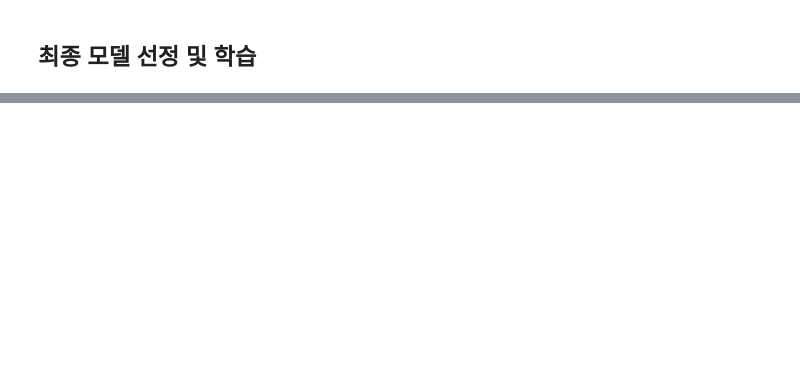
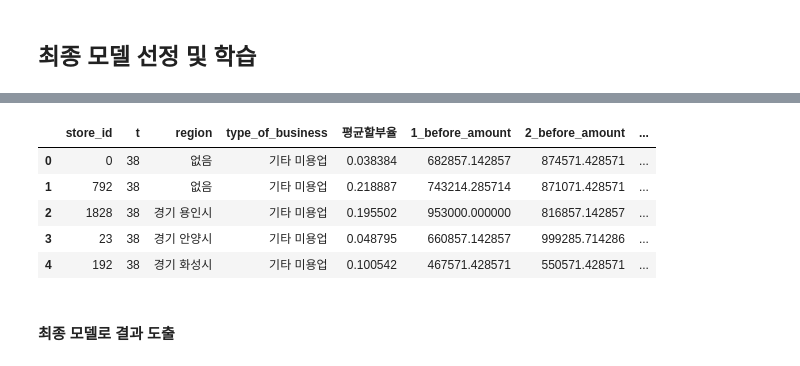
Before and after one commit to seonydg/credit-card-sales-forecast, a Jupyter notebook: credit-card-sales-forecast.ipynb, the cells around one changed output, grey strips where cells are left out. Saved outputs shown, nothing was run; the diff lists cells and outputs as text; code cells hidden in the pictures; blank space fills up the shorter version.

```diff
--- a/credit-card-sales-forecast.ipynb
+++ b/credit-card-sales-forecast.ipynb
@@ -830,0 +888,3 @@ iter_num98/512 => score : 3625973.973, best score : 1655256.879
+# %%
+submission_df['평균할부율'] = submission_df['store_id'].replace(installment_term_per_store.to_dict())
+submission_df.head()
@@ -830,0 +898,42 @@ iter_num98/512 => score : 3625973.973, best score : 1655256.879
+# %%
+submission_df.drop('amount', axis = 1, inplace = True)
+# %%
+# 1, 2, 3개월 이전 매출에 대한 변수 추가 : t - k (k = 1, 2, 3) 시점의 추가
+# submission_df의 t는 amount_sum_per_t_and_sid의 t-k과 부착되어야 하므로, amount_sum_per_t_and_sid의 t에 k를 더함
+
+for k in range(1, 4):
+    amount_sum_per_t_and_sid['t_{}'.format(k)] = amount_sum_per_t_and_sid['t'] + k
+    submission_df = pd.merge(submission_df, amount_sum_per_t_and_sid.drop('t', axis = 1), left_on = ['store_id', 't'], right_on = ['store_id', 't_{}'.format(k)])
+    submission_df.rename({"amount":"{}_before_amount".format(k)}, axis = 1, inplace = True)
+    submission_df.drop(['t_{}'.format(k)], axis = 1, inplace = True)
+    amount_sum_per_t_and_sid.drop(['t_{}'.format(k)], axis = 1, inplace = True)
+# %%
+# 지역 관련 변수 추가 : t - k (k = 1, 2, 3) 시점의 추가
+for k in range(1, 4):
+    amount_mean_per_t_and_region['t_{}'.format(k)] = amount_mean_per_t_and_region['t'] + k
+    submission_df = pd.merge(submission_df, amount_mean_per_t_and_region.drop('t', axis = 1), left_on = ['region', 't'], right_on = ['region', 't_{}'.format(k)])
+    submission_df.rename({"amount":"{}_before_amount_of_region".format(k)}, axis = 1, inplace = True)
+
+    submission_df.drop(['t_{}'.format(k)], axis = 1, inplace = True)
+    amount_mean_per_t_and_region.drop(['t_{}'.format(k)], axis = 1, inplace = True)
+# %%
+# 업종 관련 변수 추가:  t - k (k = 1, 2, 3) 시점의 추가
+
+for k in range(1, 4):
+    amount_mean_per_t_and_type_of_business['t_{}'.format(k)] = amount_mean_per_t_and_type_of_business['t'] + k
+    submission_df = pd.merge(submission_df, amount_mean_per_t_and_type_of_business.drop('t', axis = 1), left_on = ['type_of_business', 't'], right_on = ['type_of_business', 't_{}'.format(k)])
+    submission_df.rename({"amount":"{}_before_amount_of_type_of_business".format(k)}, axis = 1, inplace = True)
+
+    submission_df.drop(['t_{}'.format(k)], axis = 1, inplace = True)
+    amount_mean_per_t_and_type_of_business.drop(['t_{}'.format(k)], axis = 1, inplace = True)
+
+submission_df.head()
+# %% [output]
+|  | store_id | t | region | type_of_business | 평균할부율 | 1_before_amount | 2_before_amount | ... |
+| 0 | 0 | 38 | 없음 | 기타 미용업 | 0.038384 | 682857.142857 | 874571.428571 | ... |
+| 1 | 792 | 38 | 없음 | 기타 미용업 | 0.218887 | 743214.285714 | 871071.428571 | ... |
+| 2 | 1828 | 38 | 경기 용인시 | 기타 미용업 | 0.195502 | 953000.000000 | 816857.142857 | ... |
+| 3 | 23 | 38 | 경기 안양시 | 기타 미용업 | 0.048795 | 660857.142857 | 999285.714286 | ... |
+| 4 | 192 | 38 | 경기 화성시 | 기타 미용업 | 0.100542 | 467571.428571 | 550571.428571 | ... |
+# %% [markdown]
+#### 최종 모델로 결과 도출
```
Also changed, not shown: parts of 14 cells of this notebook.
